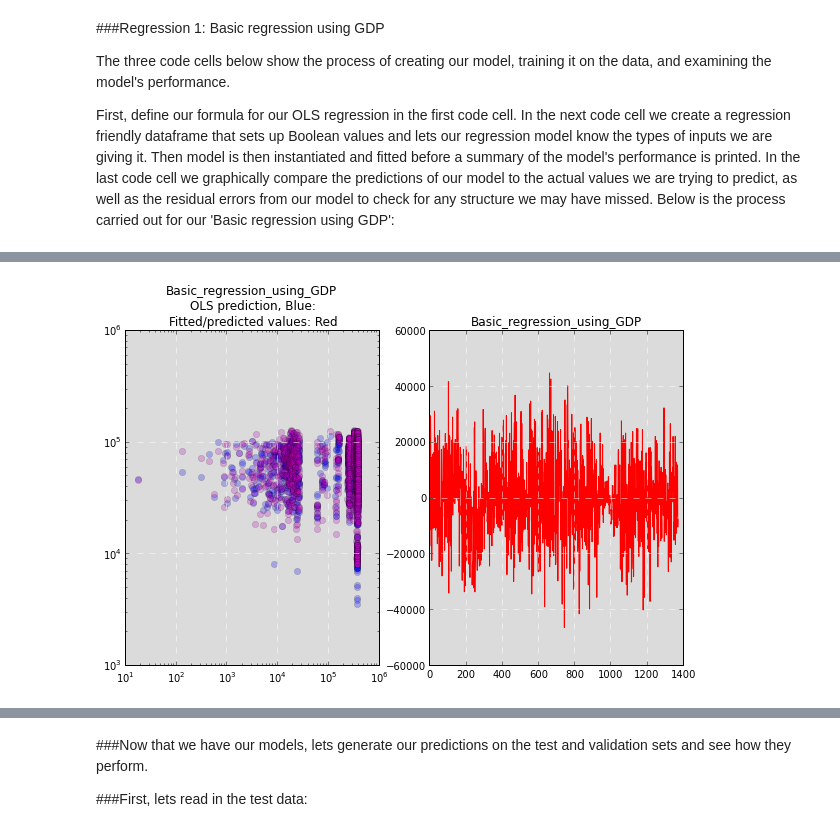
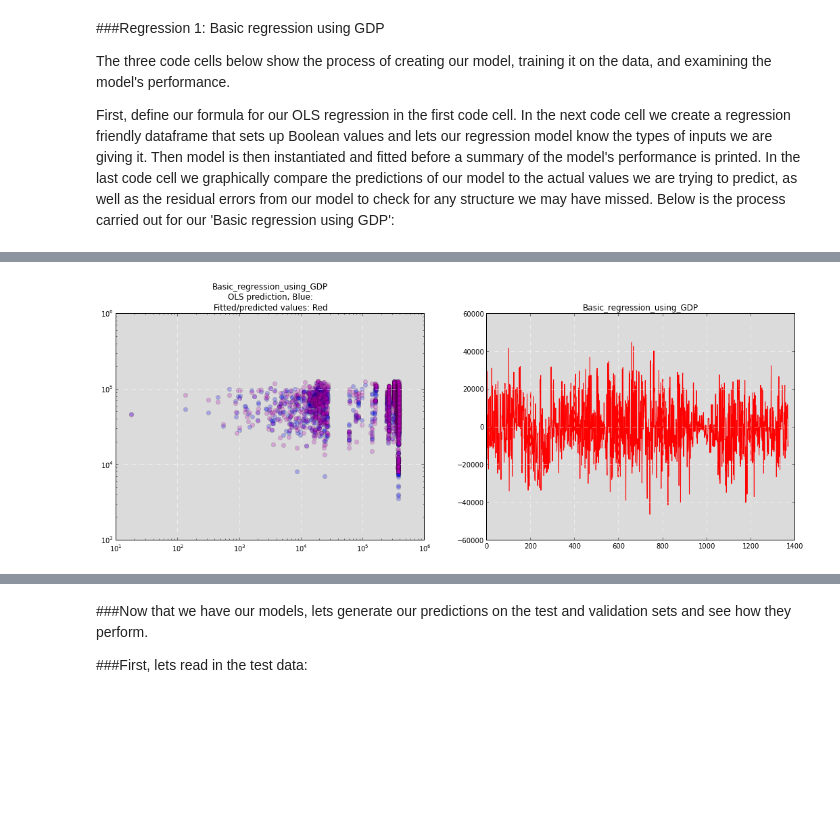
Before and after one commit to agconti/BlueBook, a Jupyter notebook: BlueBook.ipynb, the cells around one changed output, grey strips where cells are left out. Saved outputs shown, nothing was run; the diff lists cells and outputs as text; code cells hidden in the pictures; blank space fills up the shorter version.

Commit message:
added and refined narrative, made plots larger and higher in resolution

```diff
--- a/BlueBook.ipynb
+++ b/BlueBook.ipynb
@@ -249,18 +249,18 @@ OLS Regression Results
 # %%
 # Plot Predictions vs Actual
-plt.figure(figsize(10,6));
+plt.figure(figsize(18,6), dpi=1600);
 plt.subplot(121, axisbg="#DBDBDB")
 ypred = res1.predict(x)
 plt.loglog(x.index, ypred, 'bo', x.index, y, 'mo', alpha=.25);
 plt.grid(color='white', linestyle='dashed')
 plt.title('Basic_regression_using_GDP\nOLS prediction, Blue: \nFitted/predicted values: Red');
 # Residuals
 plt.subplot(122, axisbg="#DBDBDB")
 plt.plot(res1.resid, 'r-')
 plt.grid(color='white', linestyle='dashed')
 plt.title('Basic_regression_using_GDP');
 # %% [output]
-[figure, old version]
+[figure, new version]
 # %% [markdown]
 ###Regression 2: My submitted model
 
```
Also changed, not shown: parts of 15 cells of this notebook.
